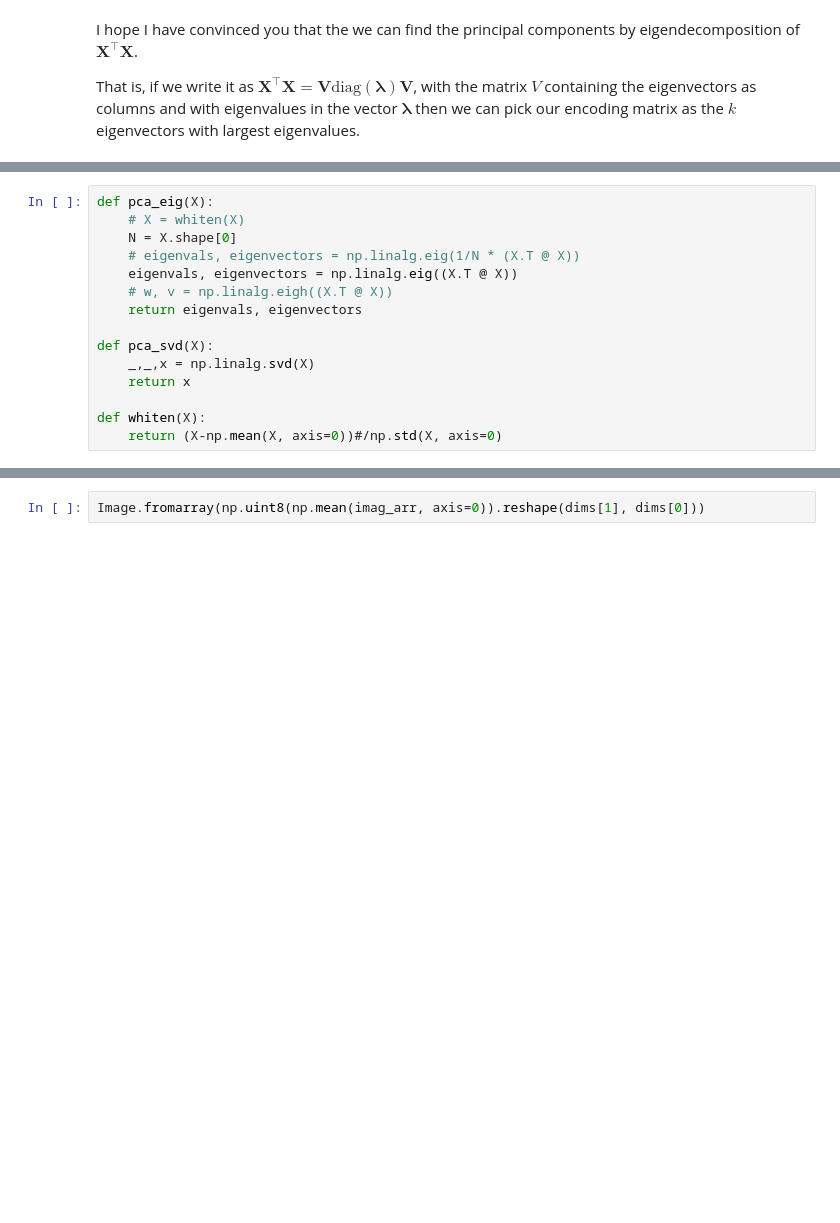
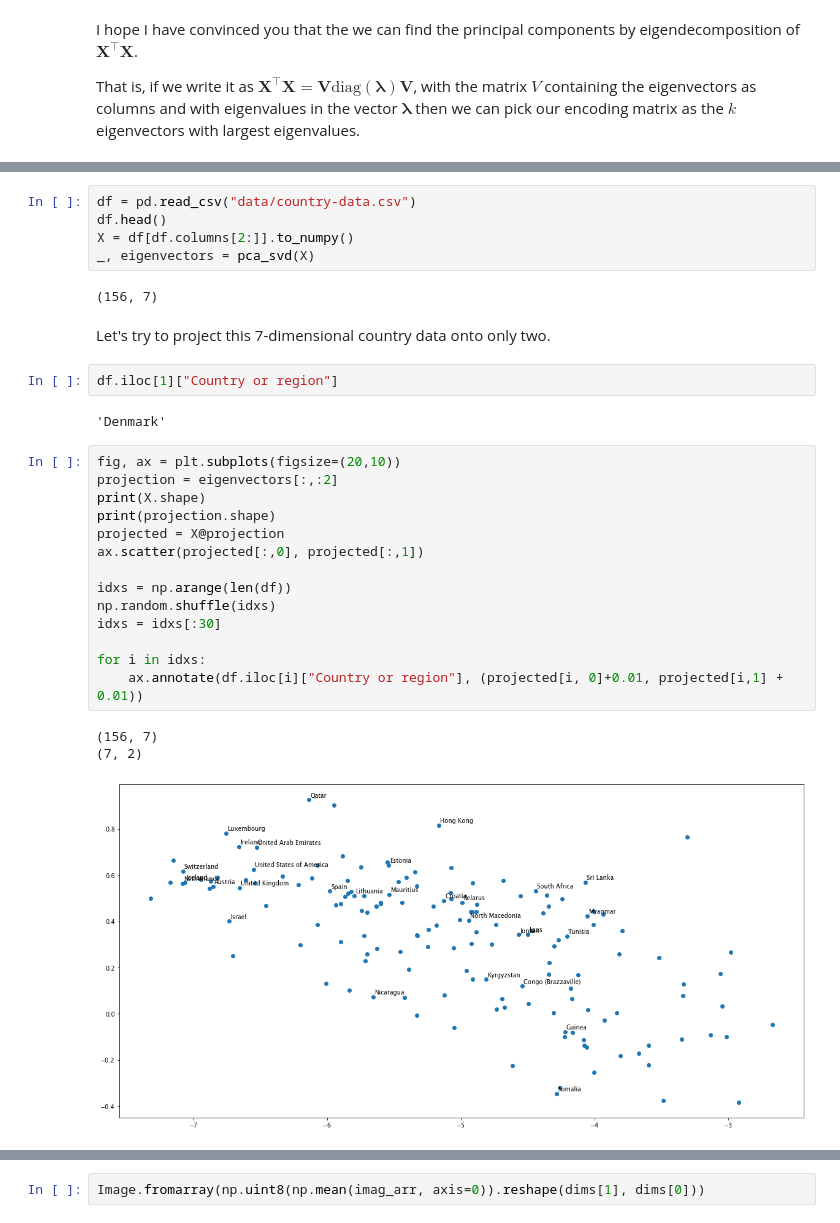
Before and after one commit to ymohamedahmed/blog-posts, a Jupyter notebook: pca/pca.ipynb, the cells around one changed output, grey strips where cells are left out. Saved outputs shown, nothing was run; the diff lists cells and outputs as text; blank space fills up the shorter version.

```diff
--- a/pca/pca.ipynb
+++ b/pca/pca.ipynb
@@ -157,15 +131,0 @@ def generate_noisy_line(gradient, N=100):
-# %%
-def pca_eig(X):
-    # X = whiten(X)
-    N = X.shape[0]
-    # eigenvals, eigenvectors = np.linalg.eig(1/N * (X.T @ X))
-    eigenvals, eigenvectors = np.linalg.eig((X.T @ X))
-    # w, v = np.linalg.eigh((X.T @ X))
-    return eigenvals, eigenvectors
-
-def pca_svd(X):
-    _,_,x = np.linalg.svd(X)
-    return x
-
-def whiten(X):
-    return (X-np.mean(X, axis=0))#/np.std(X, axis=0)
@@ -225,0 +239,31 @@ for i in range(len(images)):
+# %%
+df = pd.read_csv("data/country-data.csv")
+df.head()
+X = df[df.columns[2:]].to_numpy()
+_, eigenvectors = pca_svd(X)
+# %% [output]
+(156, 7)
+# %% [markdown]
+Let's try to project this 7-dimensional country data onto only two.
+# %%
+df.iloc[1]["Country or region"]
+# %% [output]
+'Denmark'
+# %%
+fig, ax = plt.subplots(figsize=(20,10))
+projection = eigenvectors[:,:2]
+print(X.shape)
+print(projection.shape)
+projected = X@projection
+ax.scatter(projected[:,0], projected[:,1])
+
+idxs = np.arange(len(df))
+np.random.shuffle(idxs)
+idxs = idxs[:30]
+
+for i in idxs:
+    ax.annotate(df.iloc[i]["Country or region"], (projected[i, 0]+0.01, projected[i,1] + 0.01))
+# %% [output]
+(156, 7)
+(7, 2)
+[figure, added]
```
Also changed, not shown: parts of 56 cells of this notebook, 17 other files.
